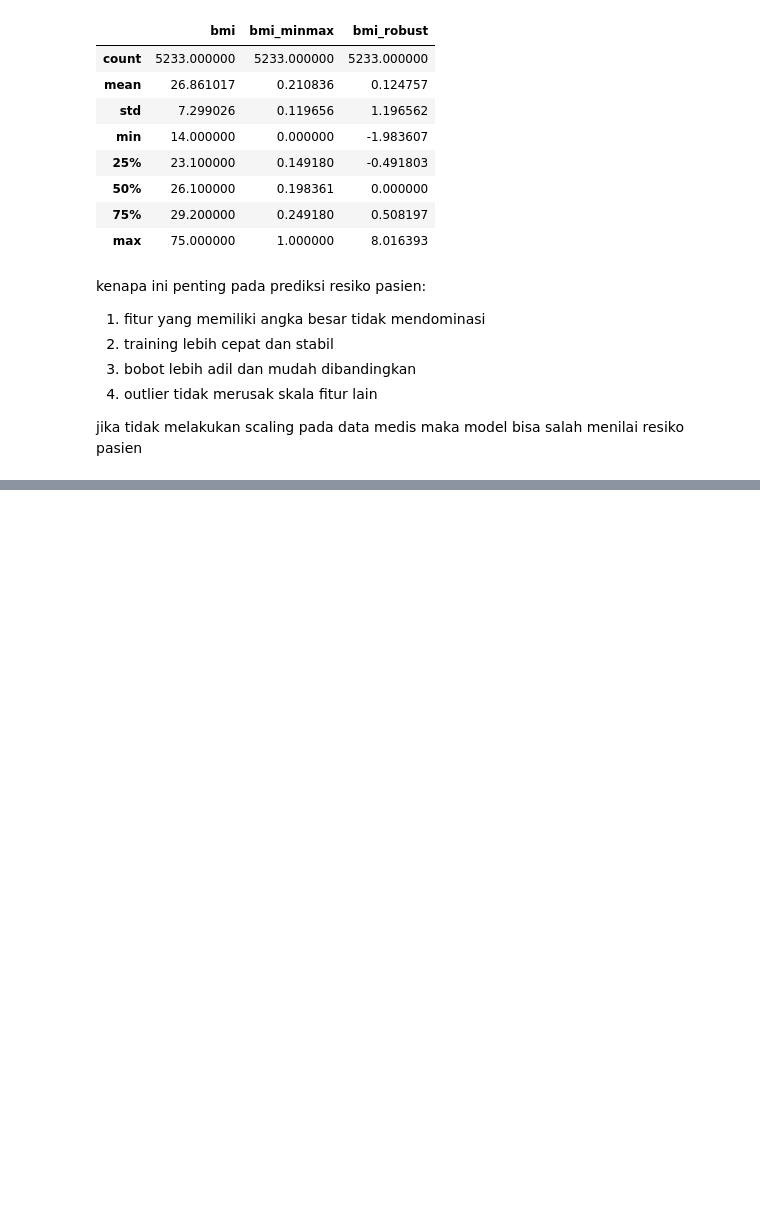
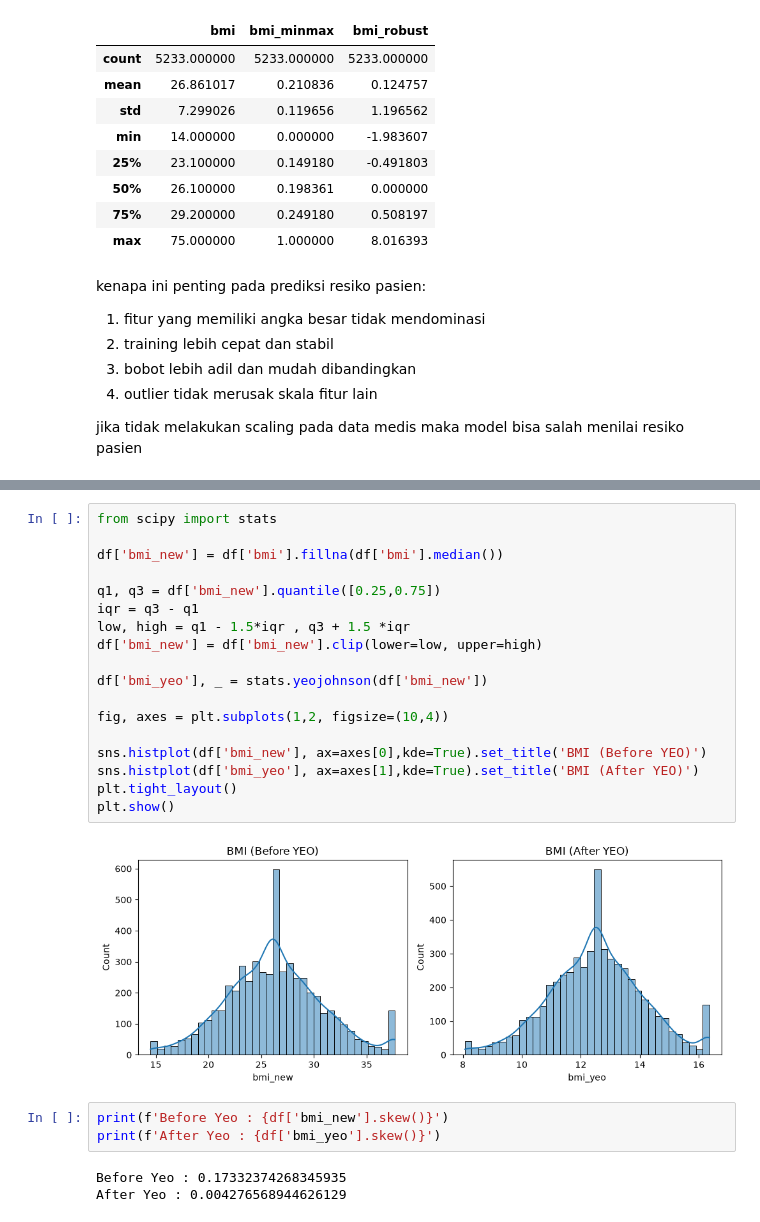
Before and after one commit to ekakharism/pandas_data_cleaning, a Jupyter notebook: healthcare_data_cleaning.ipynb, the cells around one changed output, grey strips where cells are left out. Drawn from its saved outputs; the diff is of its cells as text; blank space fills up the shorter version.

```diff
--- a/pandas_part.ipynb
+++ b/healthcare_data_cleaning.ipynb
@@ -367,0 +381,26 @@ Distribution Transformation
+# %%
+from scipy import stats
+
+df['bmi_new'] = df['bmi'].fillna(df['bmi'].median())
+
+q1, q3 = df['bmi_new'].quantile([0.25,0.75])
+iqr = q3 - q1
+low, high = q1 - 1.5*iqr , q3 + 1.5 *iqr
+df['bmi_new'] = df['bmi_new'].clip(lower=low, upper=high)
+
+df['bmi_yeo'], _ = stats.yeojohnson(df['bmi_new'])
+
+fig, axes = plt.subplots(1,2, figsize=(10,4))
+
+sns.histplot(df['bmi_new'], ax=axes[0],kde=True).set_title('BMI (Before YEO)')
+sns.histplot(df['bmi_yeo'], ax=axes[1],kde=True).set_title('BMI (After YEO)')
+plt.tight_layout()
+plt.show()
+# %% [output]
+[figure, added]
+# %%
+print(f'Before Yeo : {df['bmi_new'].skew()}')
+print(f'After Yeo : {df['bmi_yeo'].skew()}')
+# %% [output]
+Before Yeo : 0.17332374268345935
+After Yeo : 0.004276568944626129
```
Also changed, not shown: parts of 12 cells of this notebook.
